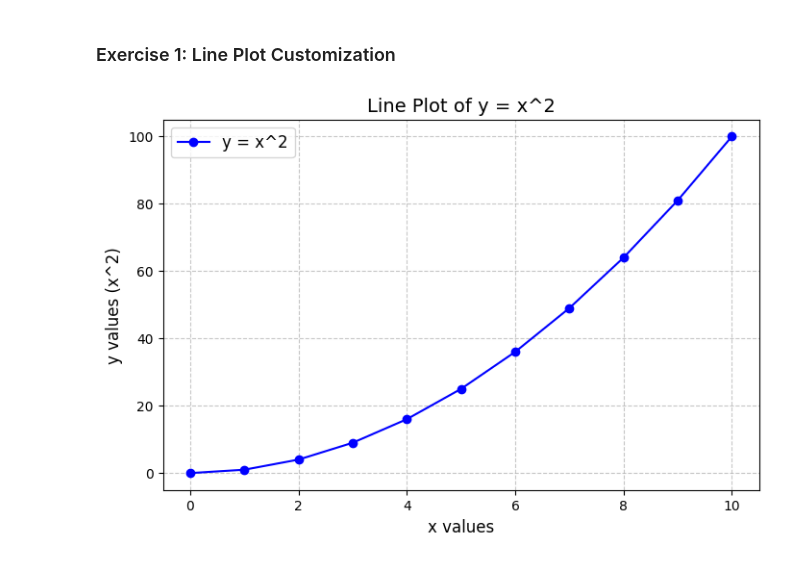
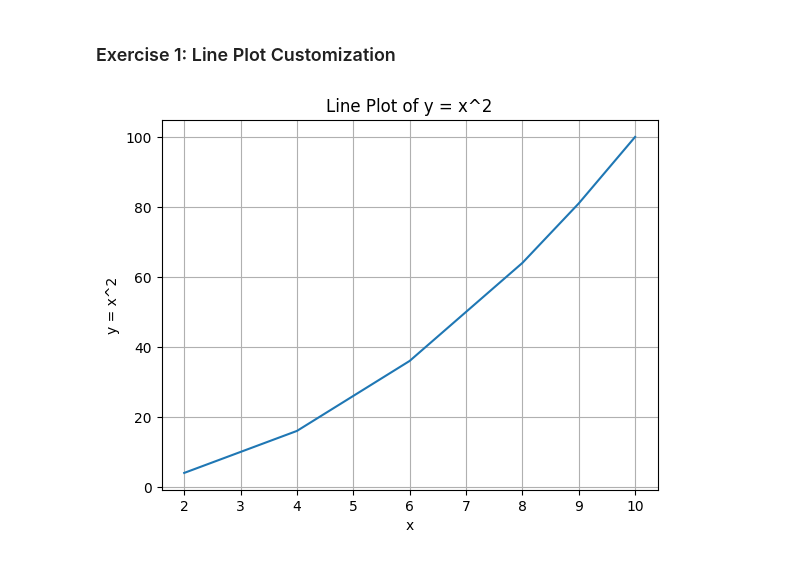
Before and after one commit to Nishanth6353/python-jupyter-template, a Jupyter notebook: src/1-line-plot.ipynb, the cells around one changed output. Cells and saved outputs as stored; diff of their text form; code cells hidden in the pictures.

```diff
--- a/src/1-line-plot.ipynb
+++ b/src/1-line-plot.ipynb
@@ -3,19 +3,42 @@
 # %%
 # TODO: Create a line plot with x values ranging from 0 to 10 and y values as the square of x.
 # Customize the plot by adding a title, labels for both axes, and a grid.
-# %%
-import matplotlib.pyplot as plt
-import numpy as np
-
-plt.figure(figsize=(8, 5))
-x = np.arange(0, 11, 1)
-y = x**2
-plt.plot(x, y, marker='o', linestyle='-', color='b', label='y = x^2')
-plt.title('Line Plot of y = x^2', fontsize=14)
-plt.xlabel('x values', fontsize=12)
-plt.ylabel('y values (x^2)', fontsize=12)
-plt.grid(True, linestyle='--', alpha=0.7)
-plt.legend(fontsize=12)
-plt.show()
-# %% [output]
-[figure, removed]
+# %%
+
+import matplotlib.pyplot as plt # type: ignore
+import numpy as np
+
+# Function to check if a list contains only numeric values
+def validate_input(x):
+    if not x:  # Check if the list is empty
+        raise ValueError("The input list is empty.")
+    if not all(isinstance(i, (int, float)) for i in x):  # Ensure all values are numeric
+        raise ValueError("All values in the input list must be numeric.")
+    return True
+
+# Task: Create a line plot of y = x^2
+x = [2, 4, 6, 8, 9, 10]  # x values ranging from 0 to 10
+
+try:
+    # Validate the input
+    validate_input(x)
+
+    # Compute y values as the square of x
+    y = [i**2 for i in x]
+
+    # Create the plot
+    plt.plot(x, y)
+
+    # Customize the plot
+    plt.title('Line Plot of y = x^2')  # Add a title
+    plt.xlabel('x')  # Label for x-axis
+    plt.ylabel('y = x^2')  # Label for y-axis
+    plt.grid(True)  # Add grid
+
+    # Show the plot
+    plt.show()
+
+except ValueError as e:
+    print(f"Error: {e}")
+# %% [output]
+[figure, added]
```
Also changed, not shown: 5 other files.
